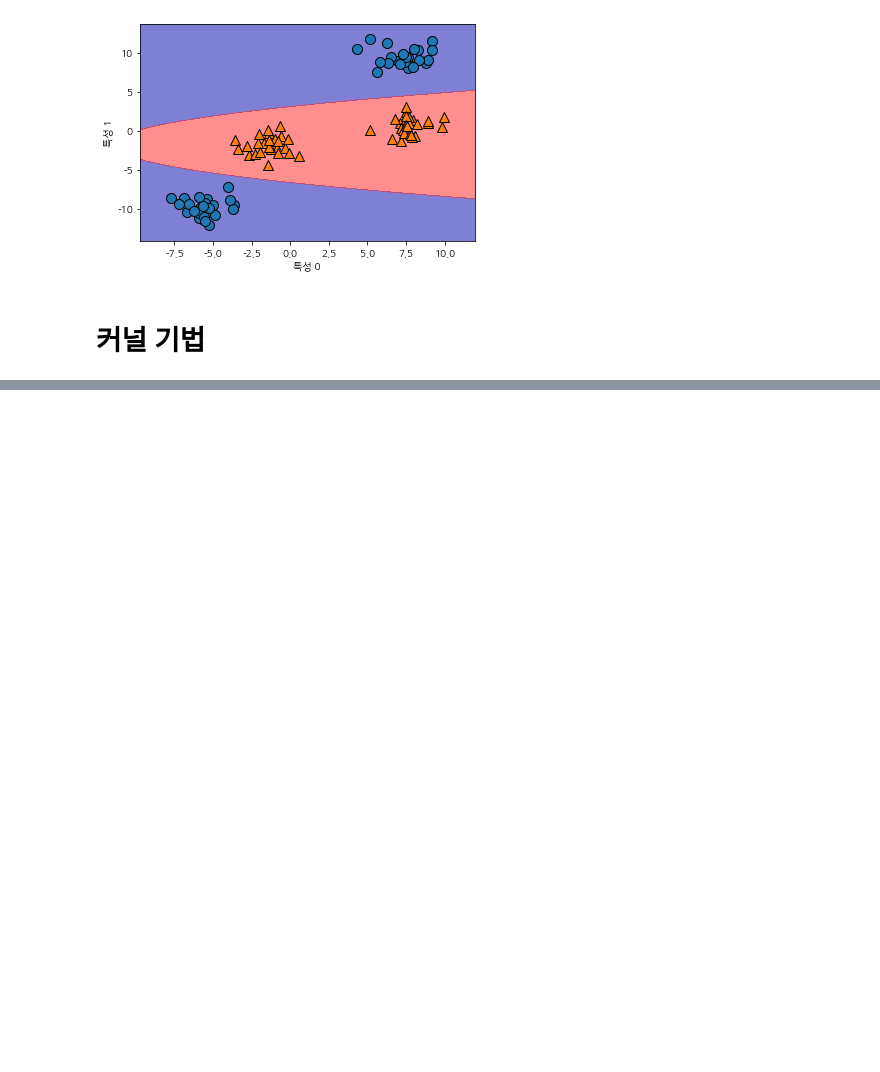
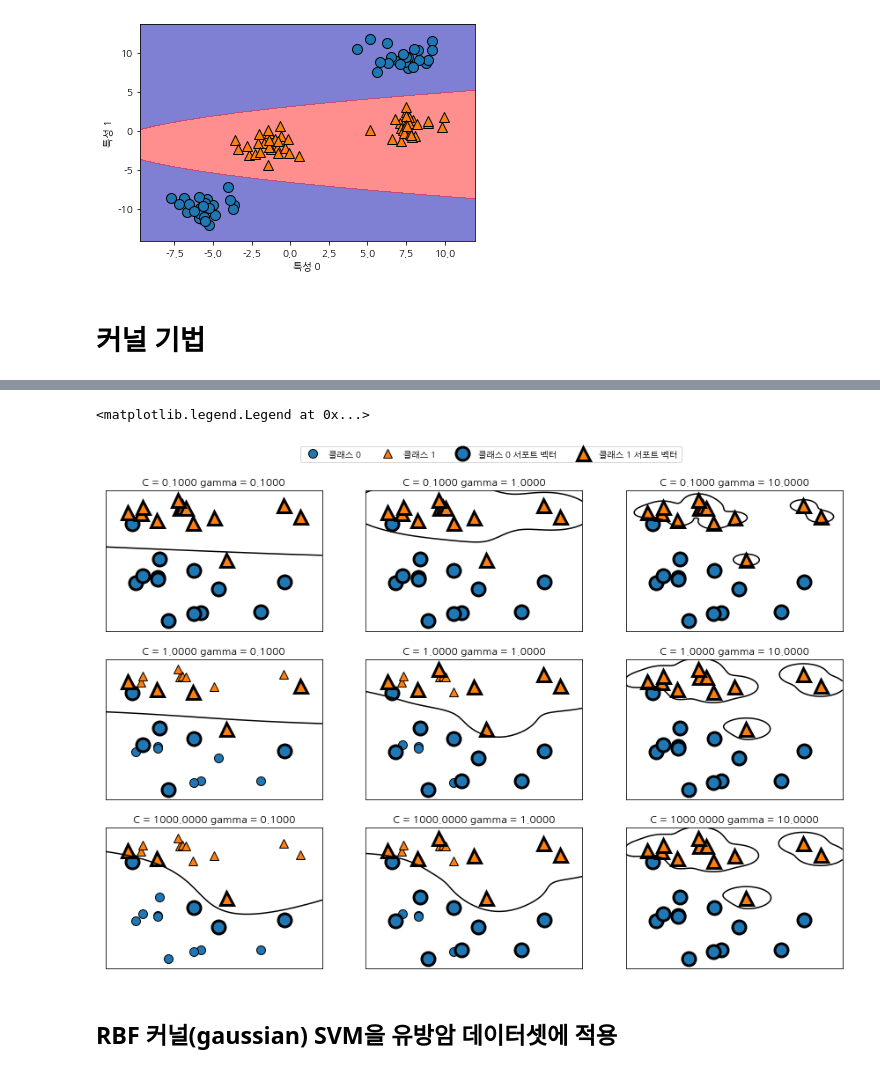
Before and after one commit to sdlee1026/machine, a Jupyter notebook: models/Supervised_Learning/Kernelized_support_vector_machines.ipynb, the cells around one changed output, grey strips where cells are left out. Cells and saved outputs as stored; diff of their text form; code cells hidden in the pictures; blank space fills up the shorter version.

```diff
--- a/models/Supervised_Learning/Kernelized_support_vector_machines.ipynb
+++ b/models/Supervised_Learning/Kernelized_support_vector_machines.ipynb
@@ -145,0 +215,15 @@ Text(0, 0.5, '특성 1')
+# %%
+# 매개변수에 따른 변화
+fig, axes = plt.subplots(3, 3, figsize = (15, 10))
+
+for ax, C in zip(axes, [-1,0,3]):
+    # C(규제 매개변수) : -1, 0, 3 -> 자연로그 e^C
+    # -1 > 0.1, 0 > 1.0, 3 > 1000.0
+    for ax_inner, gamma in zip(ax, [-1, 0, 1]):
+        # gamma(가우시안 커널폭 역수) : -1, 0, 1
+        # -1 > 0.1, 0 > 1.0, 1 > 10.0
+        mglearn.plots.plot_svm(log_C=C, log_gamma=gamma, ax=ax_inner)
+axes[0, 0].legend(['클래스 0','클래스 1','클래스 0 서포트 벡터','클래스 1 서포트 벡터'], ncol=4, loc =(.9,1.2))
+# %% [output]
+<matplotlib.legend.Legend at 0x...>
+[figure, added]
@@ -145,0 +251,2 @@ Text(0, 0.5, '특성 1')
+# %% [markdown]
+## RBF 커널(gaussian) SVM을 유방암 데이터셋에 적용
```
Also changed, not shown: parts of 10 cells of this notebook.
